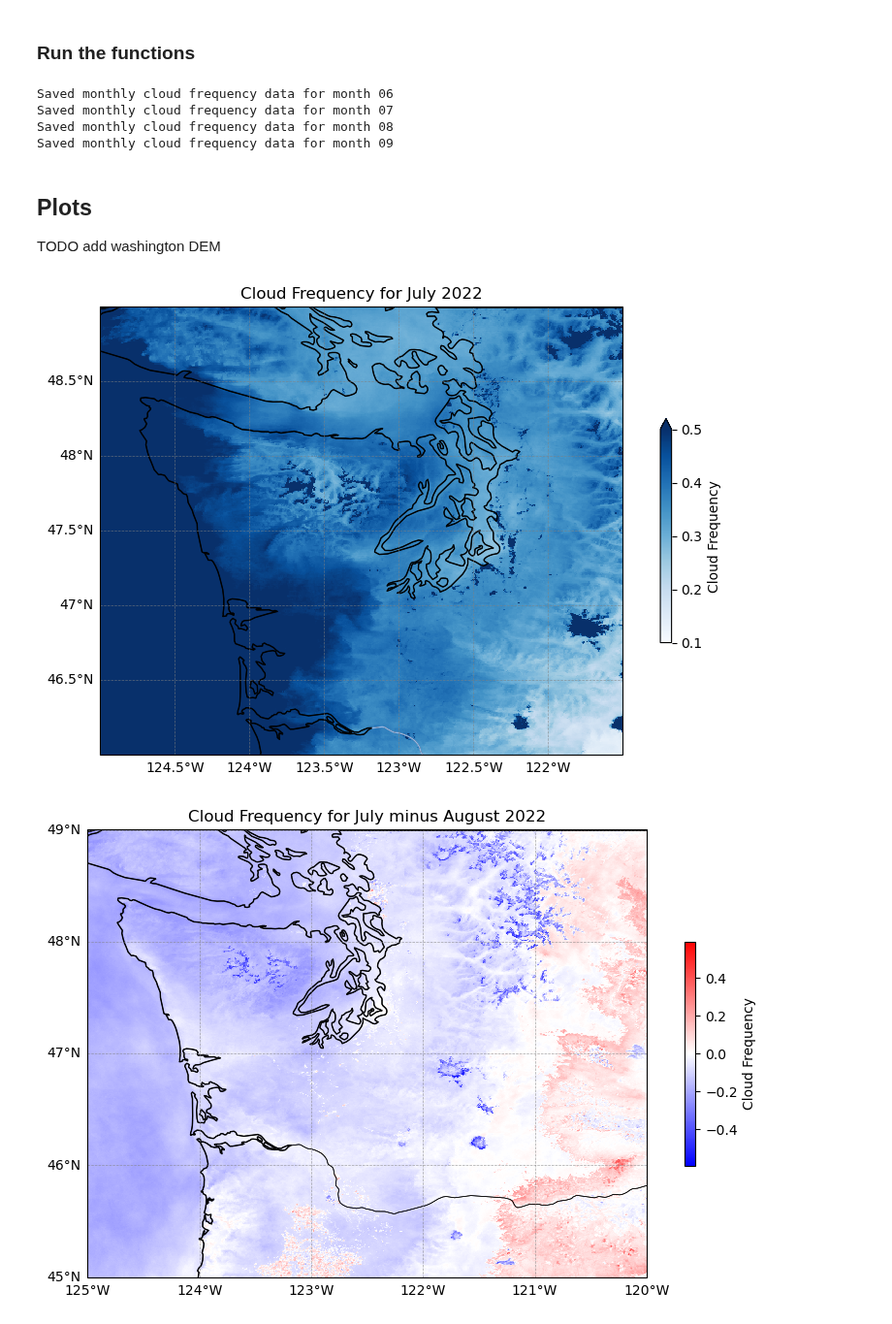
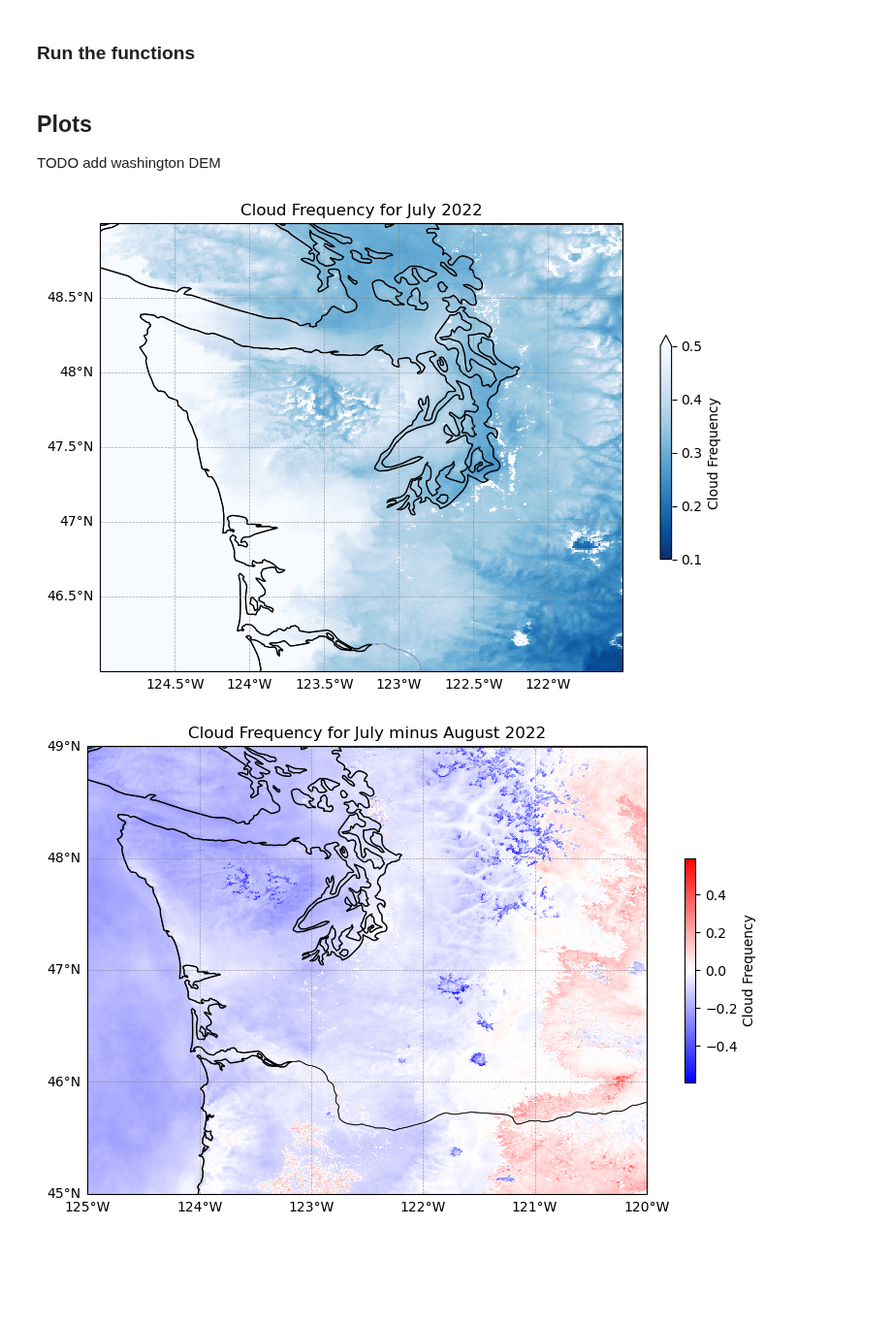
Before and after one commit to clinton-alden/goes_clouds, a Jupyter notebook: analysis/06a_cloud_frequency_washington.ipynb, the cells around one changed output. Shown at 97% size. Saved outputs shown, nothing was run; the diff lists cells and outputs as text; code cells hidden in the pictures; blank space fills up the shorter version.

Commit message:
new plots

```diff
--- a/analysis/06a_cloud_frequency_washington.ipynb
+++ b/analysis/06a_cloud_frequency_washington.ipynb
@@ -33,7 +33,7 @@ cloud_freq_datasets = {}
 
 # Loop through the months and process the data
 for month, var_name in months_dict.items():
-    ds = process_monthly_data(year, month, state, goes, save_file=True)  # Process the data for the month
+    ds = process_monthly_data(year, month, state, goes, save_file=False)  # Process the data for the month
     cloud_freq_datasets[var_name] = ds  # Save the dataset with the variable name as the key
 
 # Access the datasets
@@ -41,11 +41,6 @@ jun_cloud_freq = cloud_freq_datasets['jun_cloud_freq']
 jul_cloud_freq = cloud_freq_datasets['jul_cloud_freq']
 aug_cloud_freq = cloud_freq_datasets['aug_cloud_freq']
 sep_cloud_freq = cloud_freq_datasets['sep_cloud_freq']
-# %% [output]
-Saved monthly cloud frequency data for month 06
-Saved monthly cloud frequency data for month 07
-Saved monthly cloud frequency data for month 08
-Saved monthly cloud frequency data for month 09
 # %%
 # sep_minus_aug = sep_cloud_freq['monthly_frequency'] - aug_cloud_freq['monthly_frequency']
 aug_minus_jul = aug_cloud_freq['monthly_frequency'] - jul_cloud_freq['monthly_frequency']
@@ -68,54 +63,35 @@ plt.figure(figsize=(10, 6))
 ax = plt.axes(projection=ccrs.PlateCarree())  # Use PlateCarree for geographic data
 
 # Plot the data
 jul_cloud_freq.monthly_frequency.plot(
     ax=ax,
-    cmap="Blues",
+    cmap="Blues_r",
     transform=ccrs.PlateCarree(),  # Specify the data's coordinate system
     cbar_kwargs={'label': 'Cloud Frequency', 'shrink': 0.5},
     vmin=0.1, vmax=0.5  # Set color scale limits
 )
-
-# # Add elevation contours
-# contour_levels = np.arange(1000, 4000, 250)  # Define contour levels (e.g., 1000m to 4000m)
-# contour = ax.contour(
-#     er_elevation,
-#     levels=contour_levels,
-#     colors='black',
-#     linewidths=0.8,
-#     transform=ccrs.PlateCarree(),
-#     extent=extent,
-#     alpha=0.5  # Set transparency for contours
-# )
-# ax.clabel(contour, inline=True, fontsize=8, fmt='%d')  # Add labels to contours
-
-
 
 # Add state outlines and coastlines
 ax.add_feature(cfeature.COASTLINE, linewidth=1, edgecolor='black')
 ax.add_feature(cfeature.STATES, linewidth=0.5, edgecolor='black')
 ax.add_feature(cfeature.LAKES, edgecolor="black")
 ax.add_feature(cfeature.RIVERS)
 # Add gridlines with latitude and longitude labels
 gridlines = ax.gridlines(draw_labels=True, linewidth=0.5, color='gray', alpha=0.7, linestyle='--')
 gridlines.top_labels = False  # Disable top labels
 gridlines.right_labels = False  # Disable right labels
 gridlines.xlabel_style = {'size': 10, 'color': 'black'}
 gridlines.ylabel_style = {'size': 10, 'color': 'black'}
 
 
 # Add title and labels
 plt.title(f"Cloud Frequency for July 2022")
 plt.xlabel("Longitude")
 plt.ylabel("Latitude")
 
-# ax.set_extent([-107.8, -106.4, 38.4, 39.5], crs=ccrs.PlateCarree())  # east riverish extent
 ax.set_extent([-125, -121.5, 46, 49], crs=ccrs.PlateCarree()) # Western Washington
-
-# Show the plot
-plt.show()
 # %% [output]
-[figure, old version]
+[figure, new version]
 # %%
 # Create the plot with Cartopy projection
 plt.figure(figsize=(10, 6))
```
Also changed, not shown: parts of 4 cells of this notebook, 1 other file.
